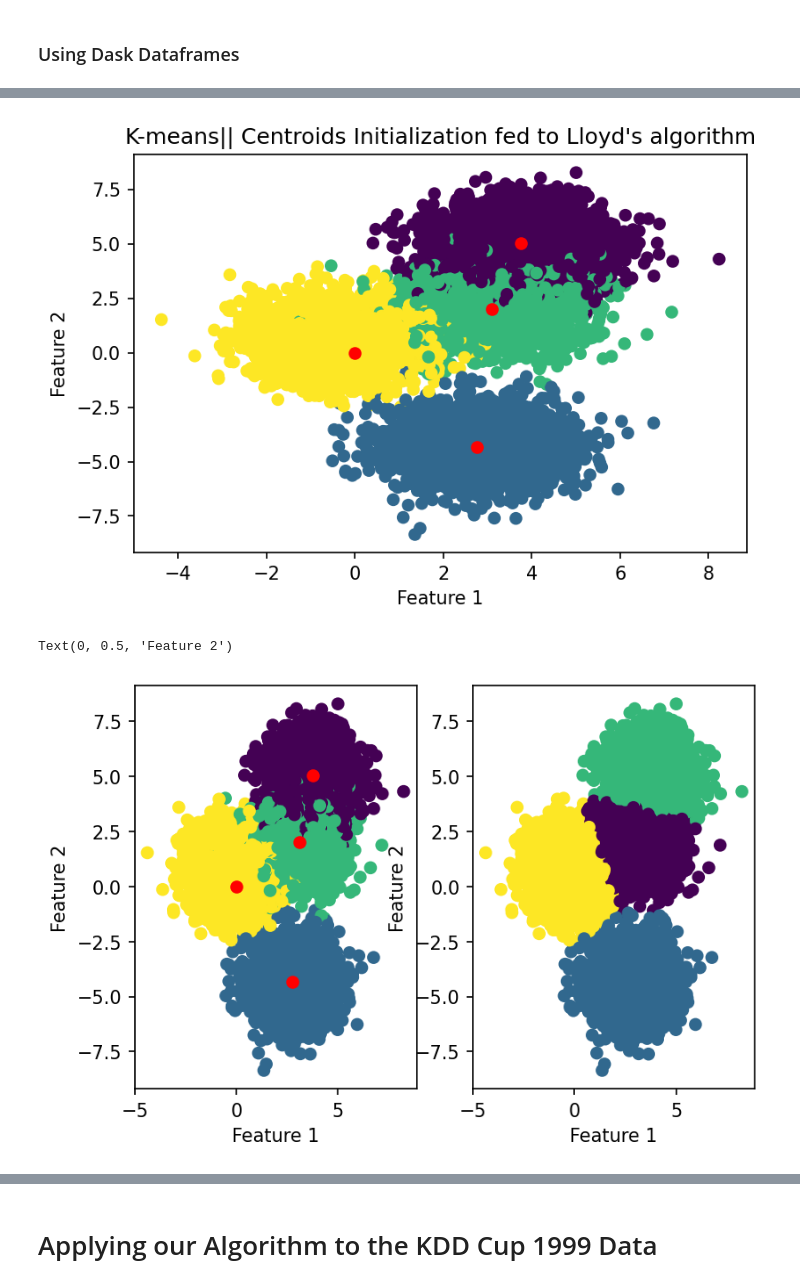
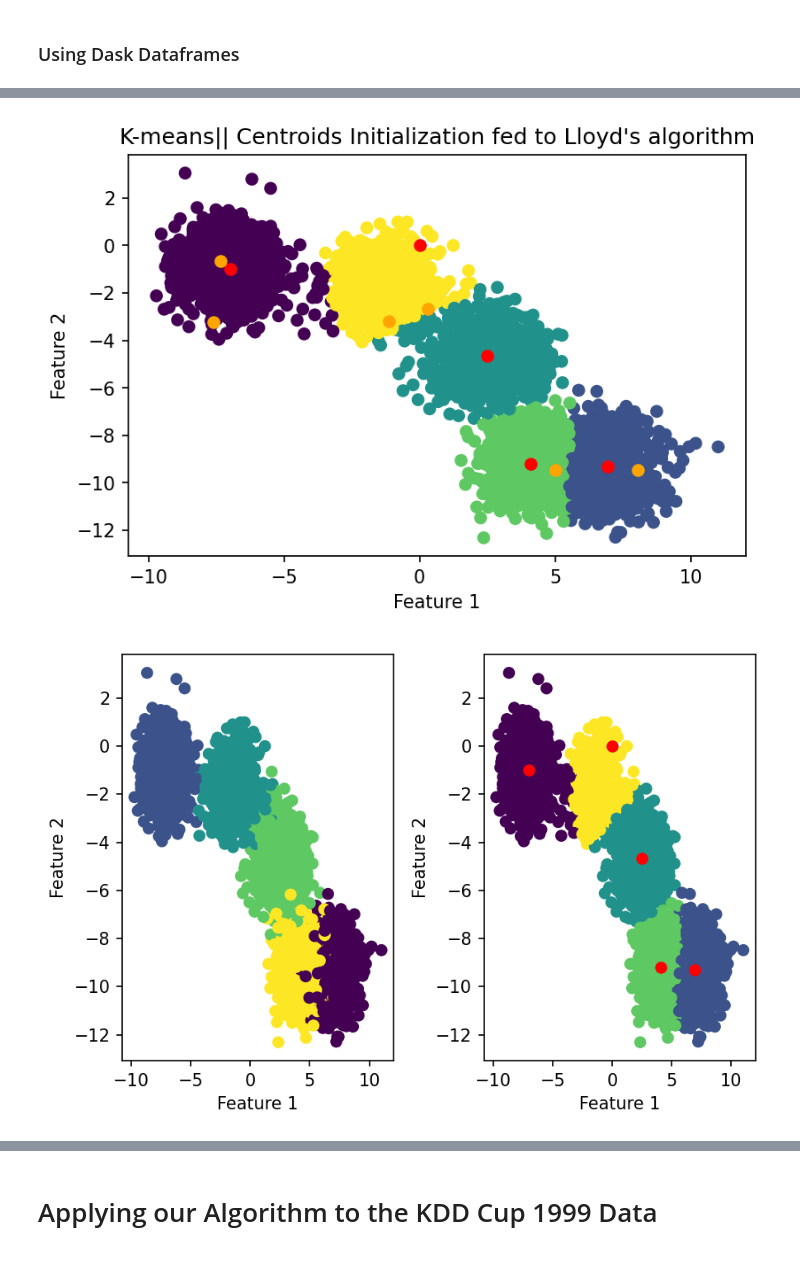
Before and after one commit to ElHuaco/Distributed-k-means, a Jupyter notebook: src/dask/notebooks/OUR CODE/Main.ipynb, the cells around one changed output, grey strips where cells are left out. Cells and saved outputs as stored; diff of their text form; code cells hidden in the pictures.

Commit message:
trying on data

```diff
--- a/src/dask/notebooks/OUR CODE/Main.ipynb
+++ b/src/dask/notebooks/OUR CODE/Main.ipynb
@@ -97,17 +226,9 @@ import sklearn.cluster
 # %% [markdown]
 ## Test function
 # %%
-def get_chunks(X, mem_usage=0.6):
-    num_workers = 0
-    memory_worker = np.array([])
-    for i in client.scheduler_info()['workers']:
-        memory_worker = np.append(memory_worker, client.scheduler_info()['workers'][i]['memory_limit'])
-        num_workers += 1
-    return np.max((int(X.nbytes/(memory_worker.min()*mem_usage)) + 1, int(len(X)/num_workers)))
-
-
-#X, y = dask_ml.datasets.make_blobs(10000,n_features=2 ,centers=4, chunks=8)
-X = sklearn.datasets.fetch_kddcup99().data
-X = X.rechunk(get_chunks(X))
-X.persist()
+n_workers=len(client.scheduler_info()['workers'])
+N=4000
+n_feat=2
+data, labels = dask_ml.datasets.make_blobs(N,n_features=n_feat ,centers=5, chunks=(N/n_workers,n_feat))
+data.persist()
 # %% [output]
@@ -180,23 +311,25 @@ Wall time: 4.78 s
 # %%
 import matplotlib.pyplot as plt
 plt.figure(dpi=150)
-plt.scatter(X[:,0], X[:,1], c=y)
+plt.scatter(data[:,0], data[:,1], c=pred_labels)
 plt.scatter(results[:,0], results[:,1],c='red')
+plt.scatter(centroids_pp_w[:,0], centroids_pp_w[:,1],c='orange')
 plt.title("K-means|| Centroids Initialization fed to Lloyd's algorithm")
 plt.xlabel("Feature 1")
 plt.ylabel("Feature 2")
 plt.show()
 # %% [output]
-[figure, old version]
+[figure, new version]
 # %%
-'''fig, ax = plt.subplots(1, 2, dpi=150)
-ax[0].scatter(X[:,0], X[:,1], c=y)
-ax[0].scatter(results[:,0], results[:,1],c='red')
-ax[1].scatter(X[:,0], X[:,1], c=y_pred)
+fig, ax = plt.subplots(1, 2, dpi=150)
+ax[0].scatter(data[:,0], data[:,1], c=labels)
+ax[1].scatter(data[:,0], data[:,1], c=pred_labels)
+ax[1].scatter(results[:,0], results[:,1],c='red')
 ax[0].set_xlabel('Feature 1')
 ax[0].set_ylabel('Feature 2')
 ax[1].set_xlabel('Feature 1')
-ax[1].set_ylabel('Feature 2')'''
+ax[1].set_ylabel('Feature 2')
+plt.tight_layout()
+plt.show()
 # %% [output]
-Text(0, 0.5, 'Feature 2')
-[figure, old version]
+[figure, new version]
```
Also changed, not shown: parts of 28 cells of this notebook, 12 other files.
